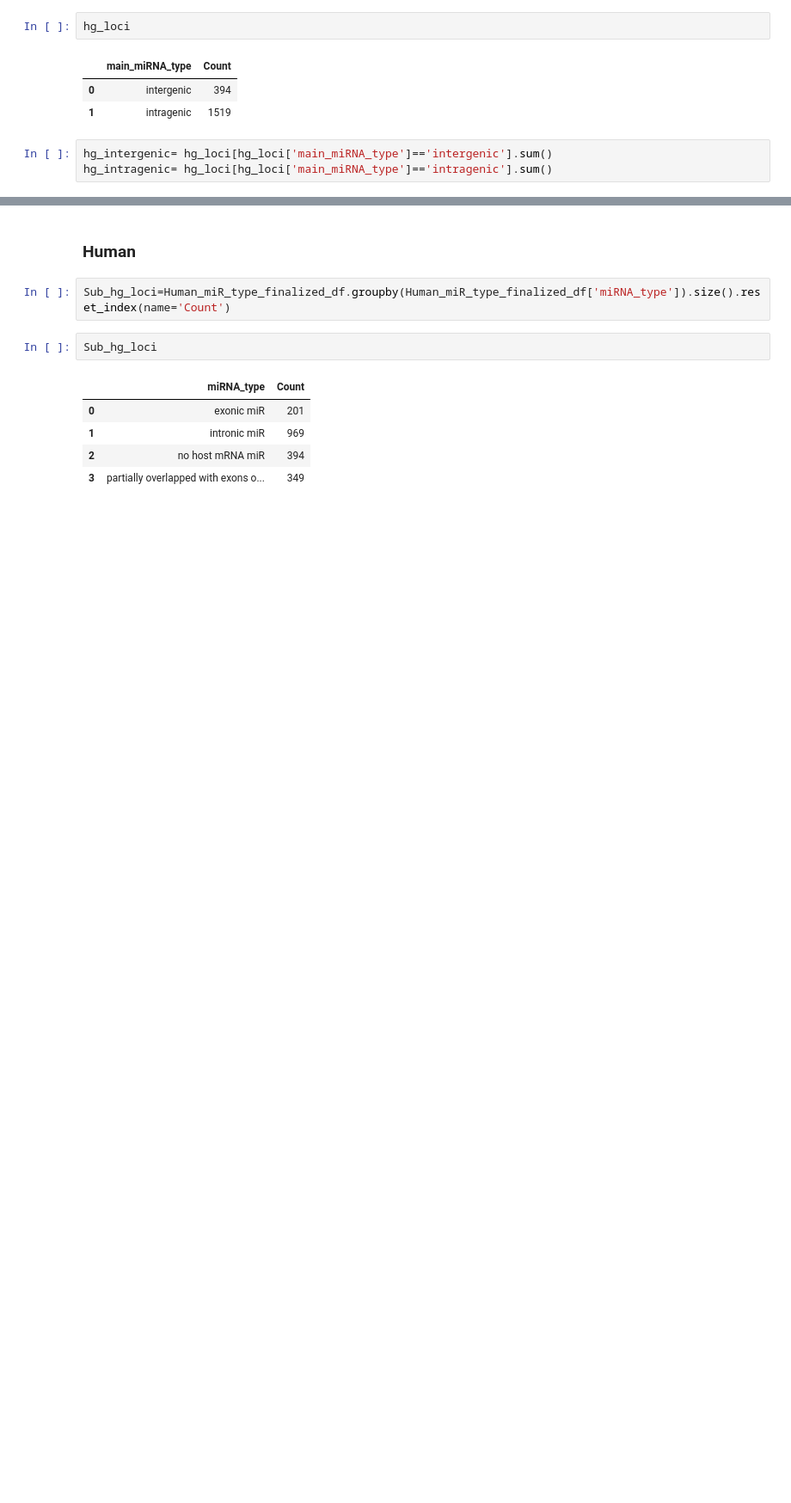
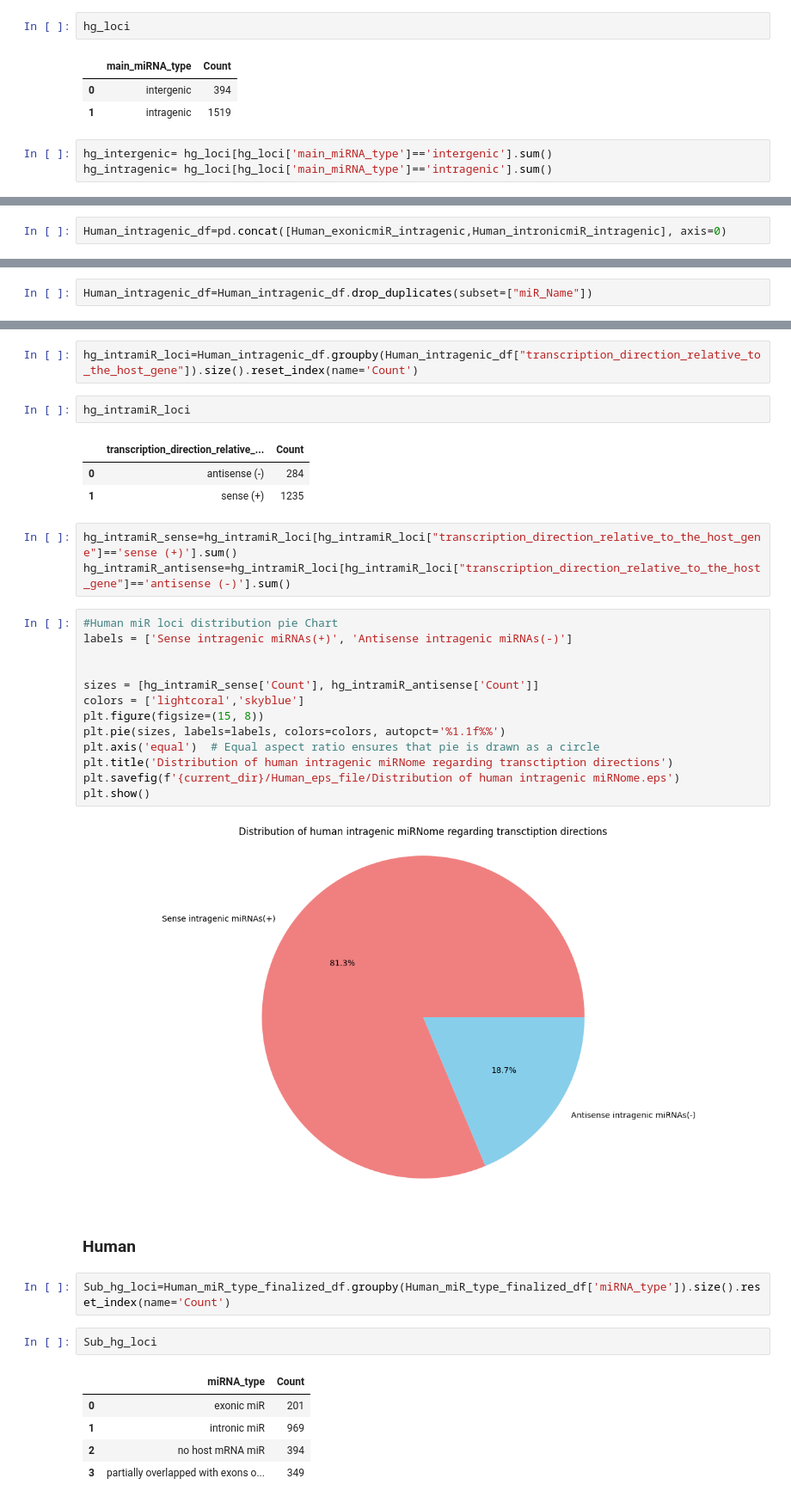
Before and after one commit to TyronChang/Exonic-microRNA-analysis, a Jupyter notebook: Human_miR_analysis_ 70724.ipynb, the cells around one changed output, grey strips where cells are left out. Shown at 86% size. Drawn from its saved outputs; the diff is of its cells as text; blank space fills up the shorter version.

```diff
--- a/Human_miR_analysis_ 70724.ipynb
+++ b/Human_miR_analysis_ 70724.ipynb
@@ -730,0 +876,2 @@ plt.show()
+# %%
+Human_intragenic_df=pd.concat([Human_exonicmiR_intragenic,Human_intronicmiR_intragenic], axis=0)
@@ -730,0 +890,2 @@ plt.show()
+# %%
+Human_intragenic_df=Human_intragenic_df.drop_duplicates(subset=["miR_Name"])
@@ -731,3 +916,29 @@ plt.show()
+# %%
+hg_intramiR_loci=Human_intragenic_df.groupby(Human_intragenic_df["transcription_direction_relative_to_the_host_gene"]).size().reset_index(name='Count')
+# %%
+hg_intramiR_loci
+# %% [output]
+|  | transcription_direction_relative_... | Count |
+| 0 | antisense (-) | 284 |
+| 1 | sense (+) | 1235 |
+# %%
+hg_intramiR_sense=hg_intramiR_loci[hg_intramiR_loci["transcription_direction_relative_to_the_host_gene"]=='sense (+)'].sum()
+hg_intramiR_antisense=hg_intramiR_loci[hg_intramiR_loci["transcription_direction_relative_to_the_host_gene"]=='antisense (-)'].sum()
+# %%
+#Human miR loci distribution pie Chart
+labels = ['Sense intragenic miRNAs(+)', 'Antisense intragenic miRNAs(-)']
+
+
+sizes = [hg_intramiR_sense['Count'], hg_intramiR_antisense['Count']]
+colors = ['lightcoral','skyblue']
+plt.figure(figsize=(15, 8))
+plt.pie(sizes, labels=labels, colors=colors, autopct='%1.1f%%')
+plt.axis('equal')  # Equal aspect ratio ensures that pie is drawn as a circle
+plt.title('Distribution of human intragenic miRNome regarding transctiption directions')
+plt.savefig(f'{current_dir}/Human_eps_file/Distribution of human intragenic miRNome.eps')
+plt.show()
+# %% [output]
+[figure, added]
 # %% [markdown]
 ### Human
 # %%
```
Also changed, not shown: parts of 85 cells of this notebook, 25 other files.
